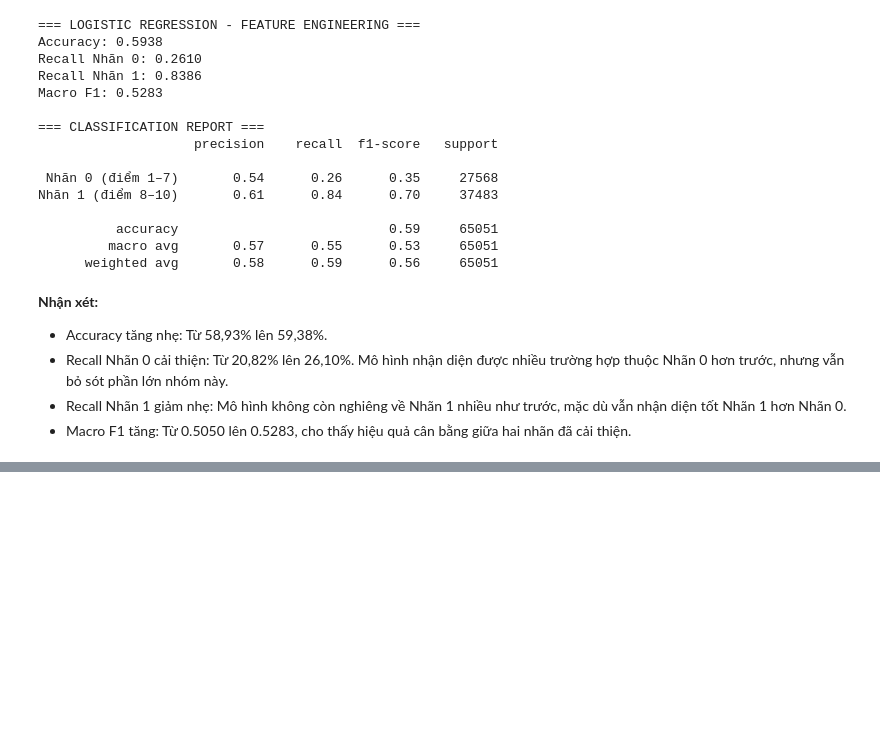
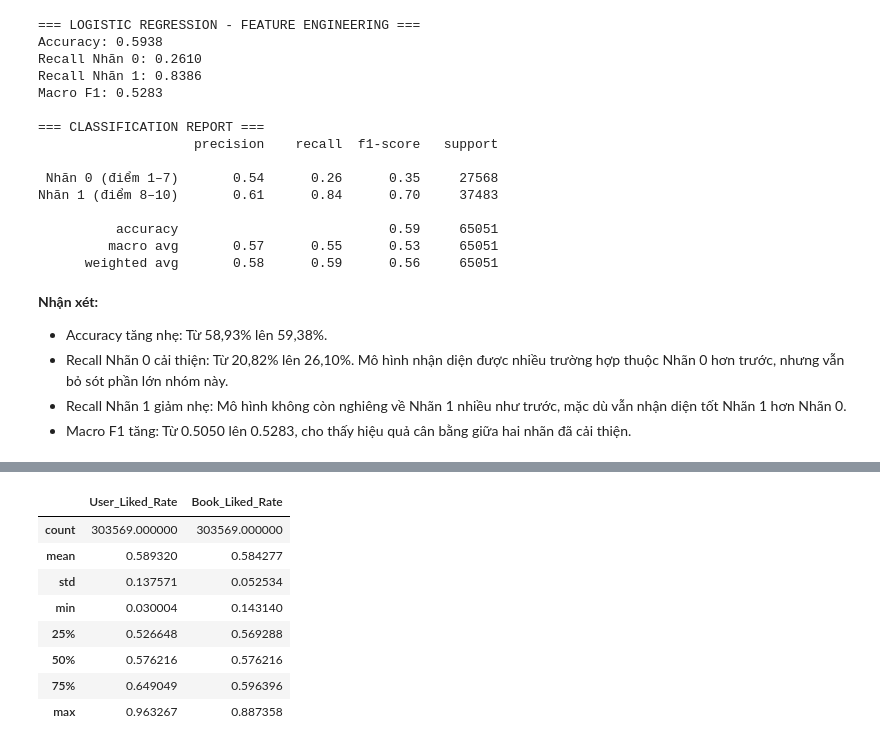
Before and after one commit to Bluenip/Data_analyst_python_midterm_project, a Jupyter notebook: mid_term_code copy.ipynb, the cells around one changed output, grey strips where cells are left out. Cells and saved outputs as stored; diff of their text form; code cells hidden in the pictures; blank space fills up the shorter version.

```diff
--- a/mid_term_code copy.ipynb
+++ b/mid_term_code copy.ipynb
@@ -1519,0 +1674,82 @@ Nhãn 1 (điểm 8–10)       0.61      0.84      0.70     37483
+# %%
+# TẠO OOF TARGET ENCODING CHO USER VÀ BOOK
+from sklearn.model_selection import StratifiedKFold
+# Lấy ID người dùng và ID sách theo đúng index của tập train.
+# User-ID và ISBN chỉ dùng để tính đặc trưng, không đưa trực tiếp
+# vào mô hình dưới dạng biến số liên tục.
+train_ids = classification_data.loc[X_train_fe.index, ["User-ID", "ISBN"]].copy()
+# Lấy ID tương ứng của tập validation và test.
+val_ids = classification_data.loc[X_val_fe.index, ["User-ID", "ISBN"]].copy()
+test_ids = classification_data.loc[X_test_fe.index, ["User-ID", "ISBN"]].copy()
+# Chuẩn hóa target thành Series để bảo đảm thứ tự hàng nhất quán.
+y_train_series = y_train.copy().astype(int)
+# Kiểm tra index có khớp nhau không trước khi tạo đặc trưng.
+assert train_ids.index.equals(y_train_series.index), ("Index của train_ids và y_train không khớp.")
+# Hàm tính tỷ lệ nhãn 1 có smoothing.
+# Smoothing giúp hạn chế tỷ lệ quá cực đoan khi một người dùng
+# hoặc một cuốn sách chỉ có rất ít lượt đánh giá.
+def calculate_target_stats(ids, target, alpha=20):
+    # Gộp ID và target thành một bảng tạm thời.
+    temp = pd.DataFrame({"entity_id": ids.to_numpy(),"target": target.to_numpy()})
+    # Tính số lượng và tổng nhãn 1 của từng ID.
+    stats = temp.groupby("entity_id")["target"].agg(["count", "sum"])
+    # Tính tỷ lệ đã làm trơn bằng trung bình toàn tập train.
+    global_mean = target.mean()
+    stats["target_rate"] = (stats["sum"] + alpha * global_mean) / (stats["count"] + alpha)
+    return stats["target_rate"], global_mean
+# Hàm tạo OOF Target Encoding cho tập train.
+def create_oof_target_encoding(ids, target, n_splits=5, alpha=20):# Chuẩn hóa index để thao tác theo vị trí hàng.
+    ids = ids.reset_index(drop=True)
+    target = target.reset_index(drop=True)
+    # Mảng lưu giá trị mã hóa cho từng hàng train.
+    oof_values = np.zeros(len(ids), dtype=float)
+    # Chia tập train thành 5 fold, có phân tầng theo nhãn.
+    skf = StratifiedKFold(n_splits=n_splits,shuffle=True,random_state=42)
+    for fit_idx, holdout_idx in skf.split(ids, target):
+        # Chỉ dùng 4 fold để tính thống kê.
+        fold_ids = ids.iloc[fit_idx]
+        fold_target = target.iloc[fit_idx]
+        # Tính tỷ lệ nhãn theo ID trên phần fit của fold.
+        fold_rates, fold_global_mean = calculate_target_stats(fold_ids,fold_target,alpha=alpha)
+        # Mã hóa fold còn lại bằng thống kê của 4 fold.
+        holdout_ids = ids.iloc[holdout_idx]
+        encoded = holdout_ids.map(fold_rates)
+        encoded = encoded.fillna(fold_global_mean)
+        # Gán kết quả về đúng vị trí hàng ban đầu.
+        oof_values[holdout_idx] = encoded.to_numpy()
+    return pd.Series(oof_values)
+# Hàm mã hóa validation/test bằng toàn bộ tập train.
+def encode_using_train(ids_to_encode, ids_train, target_train, alpha=20):
+    # Tính thống kê chỉ từ tập train.
+    train_rates, train_global_mean = calculate_target_stats(ids_train,target_train,alpha=alpha)
+    # Ánh xạ ID sang tỷ lệ nhãn đã làm trơn.
+    encoded = ids_to_encode.map(train_rates)
+    # ID chưa xuất hiện trong train được gán trung bình train.
+    return encoded.fillna(train_global_mean)
+# Tạo hai đặc trưng target encoding.
+# Tập train sử dụng OOF để tránh tự dùng nhãn của chính hàng đó.
+user_oof = create_oof_target_encoding(train_ids["User-ID"],y_train_series)
+book_oof = create_oof_target_encoding(train_ids["ISBN"],y_train_series)
+# Tập validation và test chỉ sử dụng thông tin từ tập train.
+user_val = encode_using_train(val_ids["User-ID"],train_ids["User-ID"],y_train_series)
+book_val = encode_using_train(val_ids["ISBN"],train_ids["ISBN"],y_train_series)
+user_test = encode_using_train(test_ids["User-ID"],train_ids["User-ID"],y_train_series)
+book_test = encode_using_train(test_ids["ISBN"],train_ids["ISBN"],y_train_series)
+# Thêm các đặc trưng mới vào DataFrame hiện có.
+# Giữ nguyên index để các hàng và nhãn vẫn khớp nhau.
+X_train_te = X_train_fe.copy()
+X_val_te = X_val_fe.copy()
+X_test_te = X_test_fe.copy()
+X_train_te["User_Liked_Rate"] = user_oof.to_numpy()
+X_train_te["Book_Liked_Rate"] = book_oof.to_numpy()
+X_val_te["User_Liked_Rate"] = user_val.to_numpy()
+X_val_te["Book_Liked_Rate"] = book_val.to_numpy()
+X_test_te["User_Liked_Rate"] = user_test.to_numpy()
+X_test_te["Book_Liked_Rate"] = book_test.to_numpy()
+# Kiểm tra kết quả.
+print("Kích thước tập train:", X_train_te.shape)
+print("Kích thước tập validation:", X_val_te.shape)
+print("Kích thước tập test:", X_test_te.shape)
+print("\nHai đặc trưng mới:")
+display(X_train_te[["User_Liked_Rate", "Book_Liked_Rate"]].describe())
+# %% [output]
@@ -1519,0 +1761,9 @@ Nhãn 1 (điểm 8–10)       0.61      0.84      0.70     37483
+|  | User_Liked_Rate | Book_Liked_Rate |
+| count | 303569.000000 | 303569.000000 |
+| mean | 0.589320 | 0.584277 |
+| std | 0.137571 | 0.052534 |
+| min | 0.030004 | 0.143140 |
+| 25% | 0.526648 | 0.569288 |
+| 50% | 0.576216 | 0.576216 |
+| 75% | 0.649049 | 0.596396 |
+| max | 0.963267 | 0.887358 |
```
Also changed, not shown: parts of 7 cells of this notebook.
